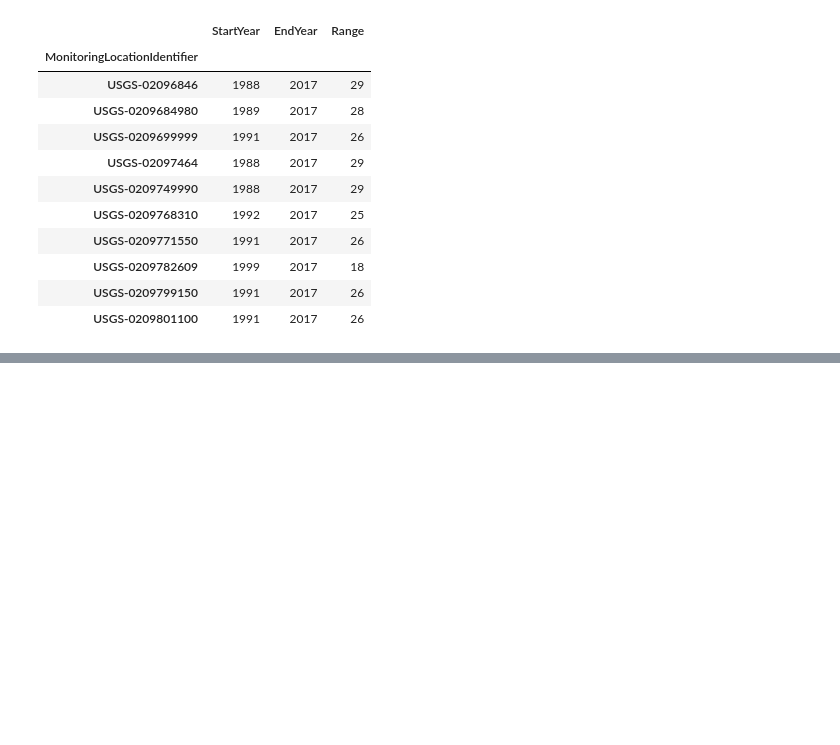
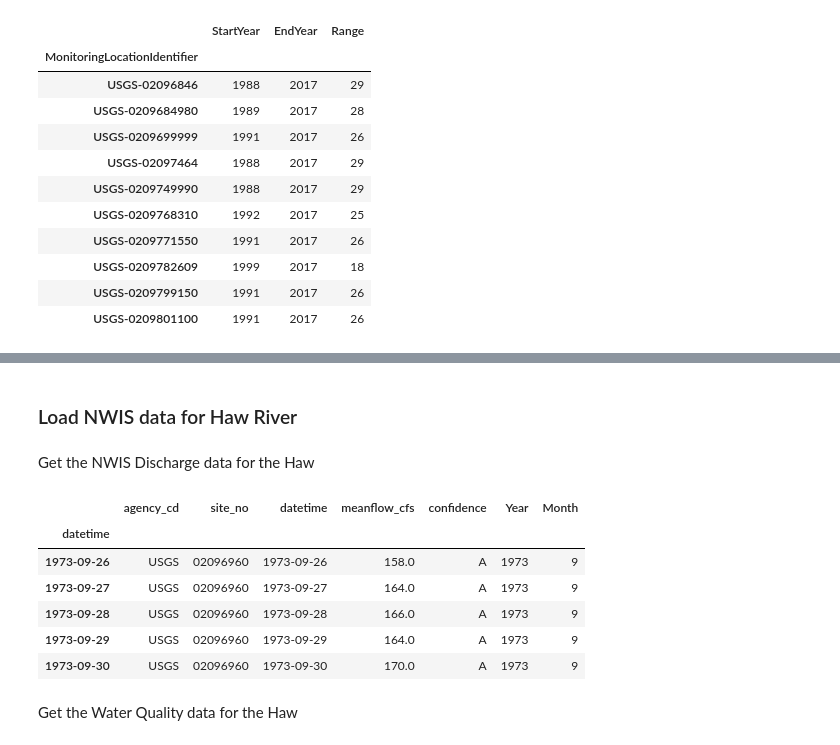
Before and after one commit to johnpfay/Water-Data-Bootcamp, a Jupyter notebook: 3_WaterQuality/python/Total-Nitrogen.ipynb, the cells around one changed output, grey strips where cells are left out. Drawn from its saved outputs; the diff is of its cells as text; code cells hidden in the pictures; blank space fills up the shorter version.

```diff
--- a/3_WaterQuality/python/Total-Nitrogen.ipynb
+++ b/3_WaterQuality/python/Total-Nitrogen.ipynb
@@ -563,0 +548,2 @@ Here there are 3 upstream gauges for New Hope Creek. We will download that infor
+# %% [markdown]
+### Load NWIS data for Haw River
@@ -563,0 +607,16 @@ Here there are 3 upstream gauges for New Hope Creek. We will download that infor
+# %% [markdown]
+Get the NWIS Discharge data for the Haw
+# %%
+#Get data for the Haw River (siteNo = '02096960') using the function above
+dfHaw_Discharge = getNWISData('02096960')
+dfHaw_Discharge.head()
+# %% [output]
+|  | agency_cd | site_no | datetime | meanflow_cfs | confidence | Year | Month |
+| datetime |  |  |  |  |  |  |  |
+| 1973-09-26 | USGS | 02096960 | 1973-09-26 | 158.0 | A | 1973 | 9 |
+| 1973-09-27 | USGS | 02096960 | 1973-09-27 | 164.0 | A | 1973 | 9 |
+| 1973-09-28 | USGS | 02096960 | 1973-09-28 | 166.0 | A | 1973 | 9 |
+| 1973-09-29 | USGS | 02096960 | 1973-09-29 | 164.0 | A | 1973 | 9 |
+| 1973-09-30 | USGS | 02096960 | 1973-09-30 | 170.0 | A | 1973 | 9 |
+# %% [markdown]
+Get the Water Quality data for the Haw
```
Also changed, not shown: parts of 59 cells of this notebook, 1 other file.
